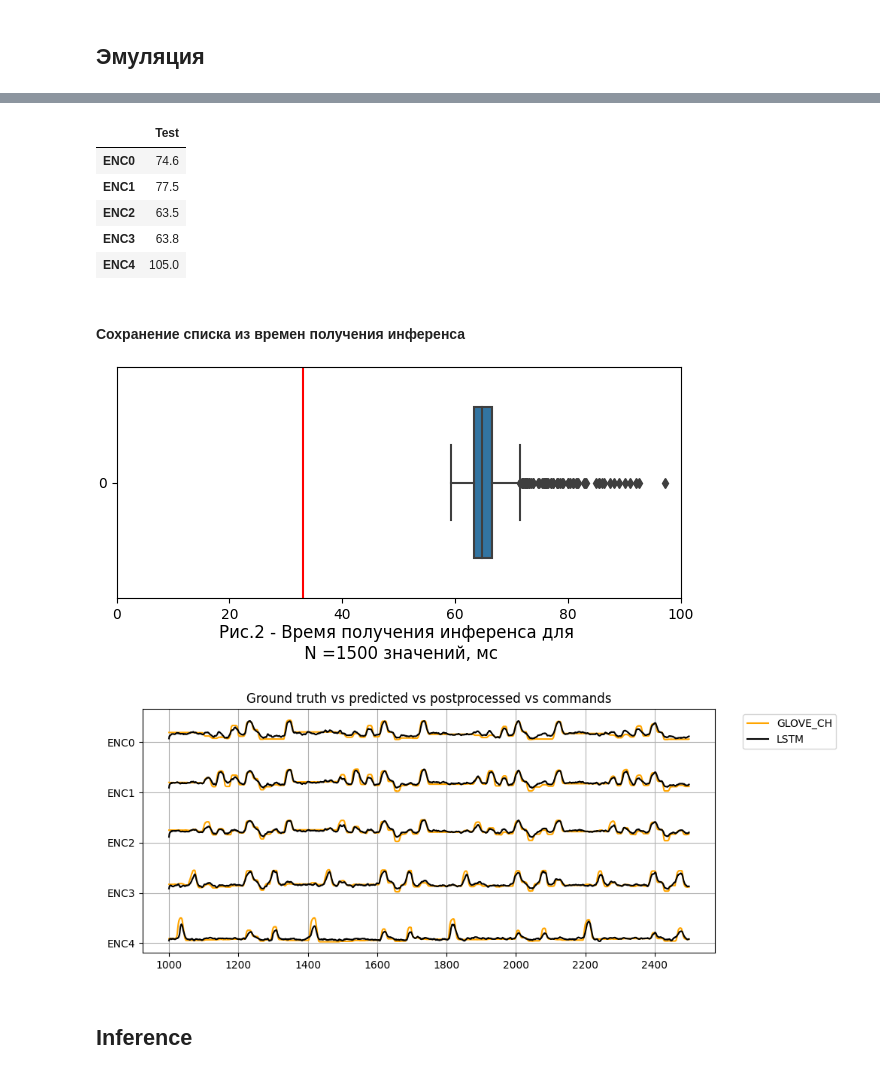
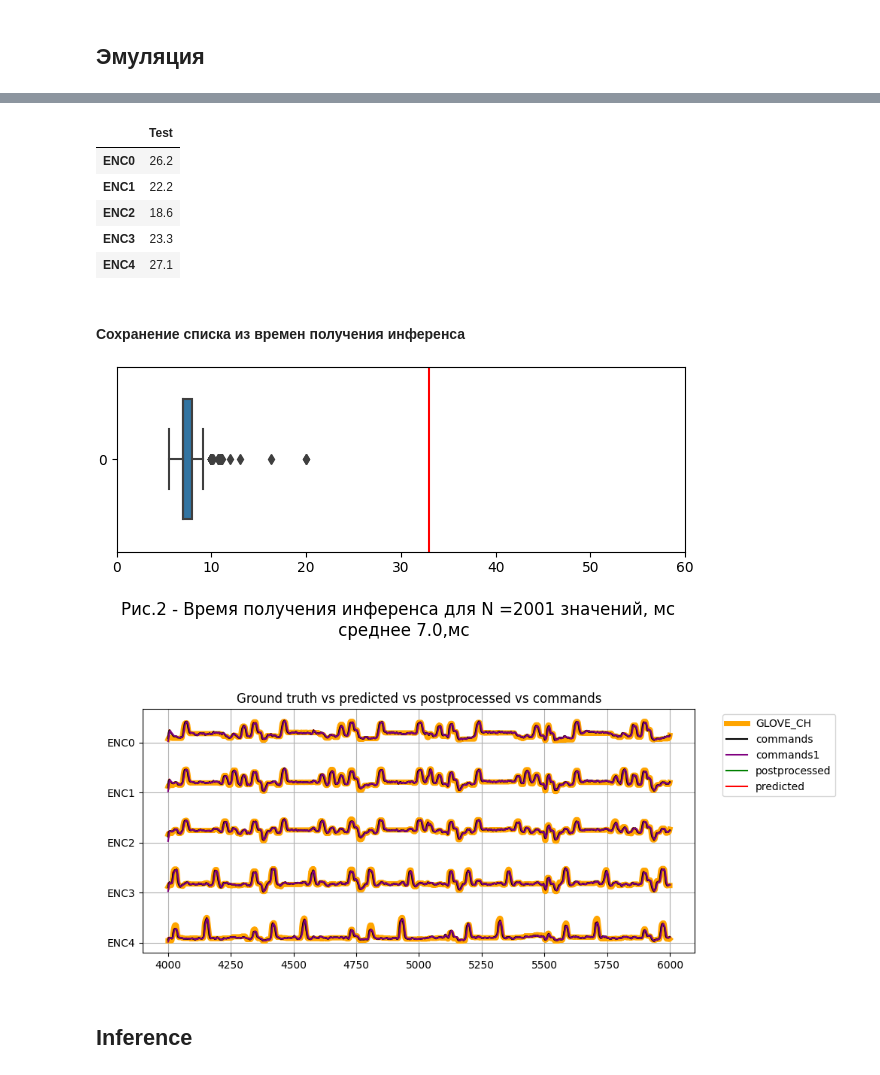
Before and after one commit to Internship-moto/Gestures_3, a Jupyter notebook: notebooks/Gestures_3.ipynb, the cells around one changed output, grey strips where cells are left out. Saved outputs shown, nothing was run; the diff lists cells and outputs as text; code cells hidden in the pictures.

```diff
--- a/notebooks/Gestures_3.ipynb
+++ b/notebooks/Gestures_3.ipynb
@@ -833,15 +835,15 @@ def preprocessing(x:np.array, buff:np.array=buff,  scaler=scaler):
 # %%
-for i in range(df_sim.shape[0]):
-    y, buff = preprocessing(df_sim[i])
+# for i in range(df_sim.shape[0]):
+#     y, buff = preprocessing(df_sim[i])
 
-y, buff = preprocessing(df_sim[-1])
-y_1, buff = preprocessing(df_sim[-2])
+# y, buff = preprocessing(df_sim[-1])
+# y_1, buff = preprocessing(df_sim[-2])
 # %%
 # x = y.copy()
 # y = get_predict(x, get_weight(X_test, y_test))
 # y
 # %%
-x = y.copy()
+#x = y.copy()
 
 # [Различные варианты загрузки моделей]-------------------------
 
@@ -875,11 +877,12 @@ def inference(x:np.array, saved_model=saved_model)->np.array:
     else:
         #y_pred = saved_model(np.expand_dims(x, 1)) #.round()
 
-        x = np.expand_dims(np.expand_dims(x, 0), 0)
         #y_pred = saved_model.predict(x).round(2)
-        y_pred = (saved_model.predict(x)[0][0]*100).astype(np.float16)
+        #x = np.expand_dims(np.expand_dims(x, 0), 0).astype(np.float16)
+        #y_pred = (saved_model.predict(x)[0][0]).astype(np.float16)
+        y_pred = saved_model(x.reshape(1,1,-1)).numpy()[0][0]*100
 
     return y_pred
 
-predict = inference(x, saved_model=saved_model)
-predict
+# predict = inference(x, saved_model=saved_model)
+# predict
@@ -906,7 +902,7 @@ print(predict_0, predict_1)
 # set empty buffer
 buff_pred = np.zeros((2,5))
 
-def postprocessing(x:np.array=predict, prev:np.array=None, preproc_coef:float=0.57)->np.array:
+def postprocessing(x:np.array, prev:np.array=None, preproc_coef:float=0.57)->np.array:
     """postprocessing of prediction
 
     Args:
@@ -925,7 +921,7 @@ def postprocessing(x:np.array=predict, prev:np.array=None, preproc_coef:float=0.
     else:
         y = x*preproc_coef + prev*(1-preproc_coef) # Holt-Winters filter 0.1i 0.9i-1
 
-    y = np.clip(y, 0, 100)
+    #y = np.clip(y, 0, 100)
 
     return y
 # %%
@@ -994,5 +998,5 @@ gestures.shape
 # %%
-df_sim = gestures.iloc[1000:2500] #.iloc[:7244]
+df_sim = gestures.loc[4000:6000, :] #.iloc[:7244]
 # df_sim= np.concatenate([mounts['gestures_test'][OMG_CH + ACC_CH + GYR_CH], mounts['gestures_test_2'][OMG_CH + ACC_CH + GYR_CH]], axis=0)
 #df_sim = free_movements.iloc[:2000]
 print(df_sim.shape)
@@ -1112,13 +1109,14 @@ BUTTON: 0, SYNC: 60, TS: 335898
 # %%
 # Display metrics
-get_mse(gestures.loc[1001:2500,GLOVE_CH].values, np.array(y_dct['y_commands']))
+temp = np.array(y_dct['enc_sample'])[:,:5]
+get_mse(temp, np.array(y_dct['y_commands']))
 # %% [output]
 |  | Test |
-| ENC0 | 74.6 |
-| ENC1 | 77.5 |
-| ENC2 | 63.5 |
-| ENC3 | 63.8 |
-| ENC4 | 105.0 |
+| ENC0 | 26.2 |
+| ENC1 | 22.2 |
+| ENC2 | 18.6 |
+| ENC3 | 23.3 |
+| ENC4 | 27.1 |
 # %% [markdown]
 #### Сохранение списка из времен получения инференса
 # %%
@@ -1135,32 +1133,32 @@ get_mse(gestures.loc[1001:2500,GLOVE_CH].values, np.array(y_dct['y_commands']))
 # %%
 # Загрузка сохраненного списка
 times =  y_dct['ts_time'] #pd.read_csv(os.path.join(PATH, 'times.csv'), index_col=0)
 
 
 fig, ax = plt.subplots(1,1, figsize=(6,3))
 fig = sns.boxplot(data=np.array([times])*1000, orient='h', width=0.65)
-ax.set_xlim(0,100)
+ax.set_xlim(0,60)
 ax.axvline(33, color='r')#, color='r', ls=':')
-ax.set_title(f'Рис.2 - Время получения инференса для \n N ={len(times)} значений, мc', y=-0.3)
+ax.set_title(f'Рис.2 - Время получения инференса для N ={len(times)} значений, мc \n среднее {np.round(np.mean(np.array([times]))*1000)},мс', y=-0.5)
 plt.tight_layout(pad=0.15);
 #plt.subplots_adjust(right=1.1)
 
 #plt.savefig(f'../figures/fig_2.png')
 
 #times.agg(['mean','std']).round(3)*1000
 # %% [output]
-[figure, old version]
+[figure, new version]
 # %%
 xticks = df_sim[GLOVE_CH].index
 dist = -np.arange(len(GLOVE_CH)) * 200
 
 fig, ax = plt.subplots(1, 1,  figsize=(10, 4))
 
-ax.plot(xticks, df_sim[GLOVE_CH] + dist, c='orange', label='GLOVE_CH') #,linewidth=5 #, label='GLOVE_CH'
-#ax.plot(xticks, lin_Numpy + dist, c='C1', label='lin_Numpy')#
-#ax.plot(xticks,  lin_Sklearn + dist, c='C2', label='lin_Sklearn') #
-#ax.plot(xticks,   Xgboost + dist, c='blue', label ='Xgboost') #
-ax.plot(xticks,   y_dct['y_commands'] + dist, c='k', label ='LSTM')
+ax.plot(xticks, df_sim[GLOVE_CH] + dist, c='orange', label='GLOVE_CH' ,linewidth=5 ) #
+ax.plot(xticks,   y_dct['y_predicted'] + dist, c='red', label ='predicted')
+ax.plot(xticks,   y_dct['y_postprocessed'] + dist, c='green', label ='postprocessed')
+ax.plot(xticks,   y_dct['y_commands'] + dist, c='k', label ='commands')
+ax.plot(xticks,   y_dct['y_commands1'] + dist, c='purple', label ='commands1')
 #ax.plot(xticks,   NEW + dist, c='red', label ='LSTM + nogo commands')
 
 plt.title('Ground truth vs predicted vs postprocessed vs commands')
@@ -1176,8 +1174,9 @@ plt.grid()
 plt.tight_layout()
 
 #plt.savefig(f'../figures/fig_4.png')
+#plt.savefig(f'../figures/fig_4.png')
 # %% [output]
-[figure, old version]
+[figure, new version]
 # %% [markdown]
 ## Inference
 # %% [markdown]
```
Also changed, not shown: parts of 31 cells of this notebook.
